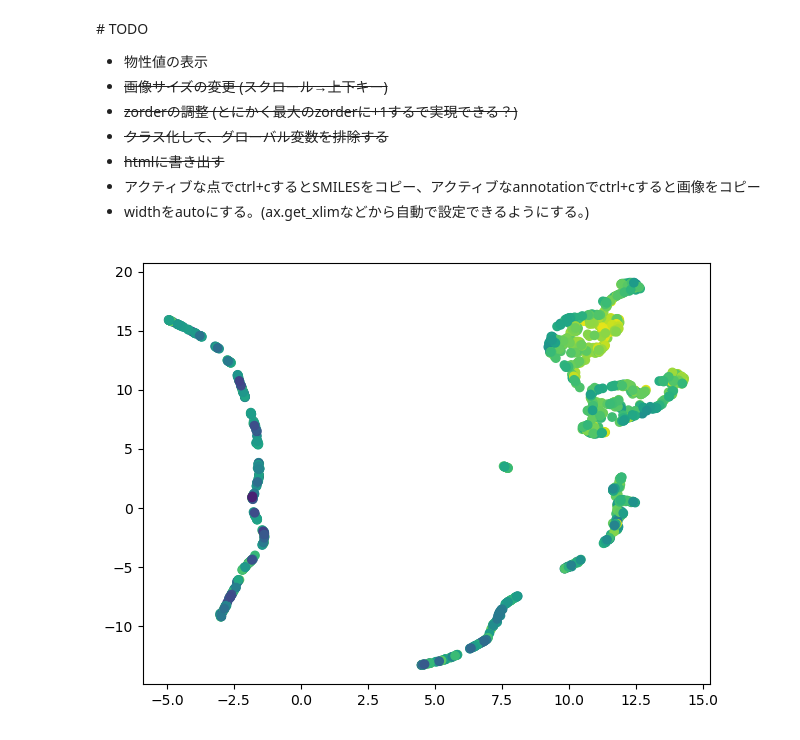
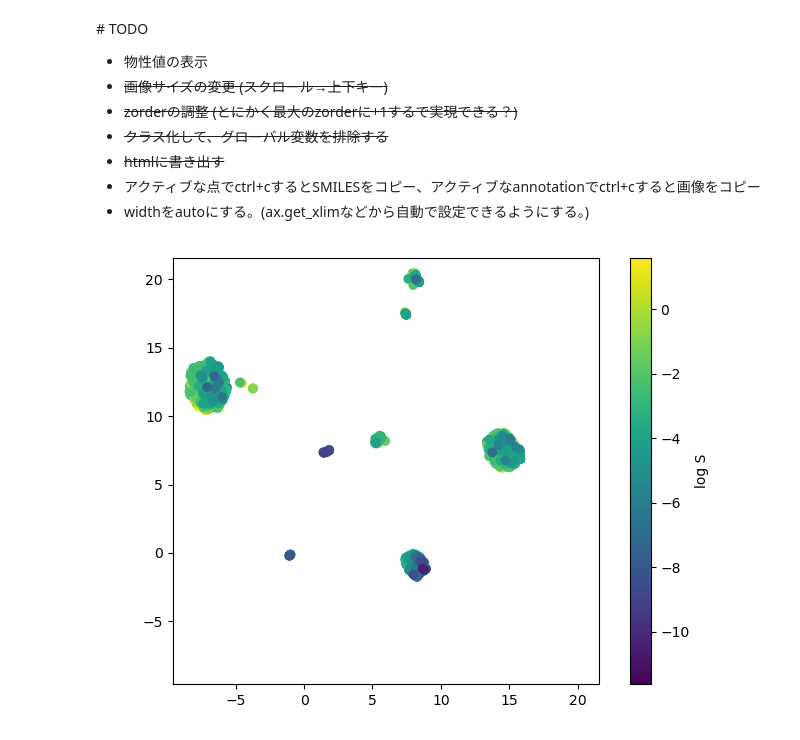
Before and after one commit to yu9824/chemical-viewer, a Jupyter notebook: matplotlib-interactive-tutorial.ipynb, the cells around one changed output. Saved outputs shown, nothing was run; the diff lists cells and outputs as text; code cells hidden in the pictures.

Commit message:
with annotation

```diff
--- a/matplotlib-interactive-tutorial.ipynb
+++ b/matplotlib-interactive-tutorial.ipynb
@@ -111,12 +111,12 @@ X = X.loc[:, X.std(axis=0) > 0]
 umap = UMAP(
     n_neighbors=15,
     n_components=2,
-    # metric="mahalanobis",
-    # random_state=334,
-    # metric_kwds=dict(VI=np.linalg.inv(np.cov(X, rowvar=False))),
-    # n_jobs=1,
-    metric="euclidean",
-    n_jobs=-1,
+    metric="mahalanobis",
+    random_state=334,
+    metric_kwds=dict(VI=np.linalg.inv(np.cov(X, rowvar=False))),
+    n_jobs=1,
+    # metric="euclidean",
+    # n_jobs=-1,
 )
 X_umap = umap.fit_transform(X)
 # %% [markdown]
@@ -234,16 +242,16 @@ class InteractiveChemicalViewer:
         self.zorder_max = 3
 
         # hover時に表示するannotation
-        self.imagebox_hover = matplotlib.offsetbox.OffsetImage(
-            np.zeros((2, 2)), zoom=self.scale
-        )  # 適当な画像
-        self.imagebox_hover.image.axes = self.ax
-        # self.imagebox_hover = OffsetImageWithAnnotation(
-        #     np.zeros((2, 2)),
-        #     zoom=self.scale,
-        #     text=None,
-        # )
-        # self.imagebox_hover.axes = self.ax
+        # self.imagebox_hover = matplotlib.offsetbox.OffsetImage(
+        #     np.zeros((2, 2)), zoom=self.scale
+        # )  # 適当な画像
+        # self.imagebox_hover.image.axes = self.ax
+        self.imagebox_hover = OffsetImageWithAnnotation(
+            np.zeros((2, 2)),
+            zoom=self.scale,
+            text=None,
+        )
+        self.imagebox_hover.axes = self.ax
         self.annotation_hover = matplotlib.offsetbox.AnnotationBbox(
             self.imagebox_hover,
             xy=(add(*self.ax.get_xlim()) / 2, add(*self.ax.get_ylim()) / 2),
@@ -270,13 +278,23 @@ class InteractiveChemicalViewer:
         self.fig.tight_layout()
         self.fig.canvas.draw_idle()
 
+    # HACK: molsをOptionalにできるようにしたい。
     def scatter(
-        self, mols: list[Chem.rdchem.Mol], x: ArrayLike, y: ArrayLike, **kwargs
-    ) -> None:
+        self,
+        x: ArrayLike,
+        y: ArrayLike,
+        mols: list[Chem.rdchem.Mol],
+        texts: Optional[list[str]] = None,
+        **kwargs,
+    ) -> matplotlib.collections.PathCollection:
+        if texts is None:
+            texts = [""] * len(mols)
         assert (
-            len(mols) == len(x) == len(y)
+            len(mols) == len(x) == len(y) == len(texts)
         ), "lengths of mols, x, and y must be the same"
+        self.texts = texts
         self.scatter_object = self.ax.scatter(x, y, **kwargs)
+        return self.scatter_object
 
     def hover(
         self,
@@ -314,6 +332,9 @@ class InteractiveChemicalViewer:
                 self.imagebox_hover.set_data(
                     Draw.MolToImage(mols[_index_scatter])
                 )
+                # HACK: テキストを指定できるようにする
+                self.imagebox_hover.set_text(self.texts[_index_scatter])
+
                 # 見えるようにして
                 self.annotation_hover.set_visible(True)
                 # 一番手前にして
@@ -392,16 +413,16 @@ class InteractiveChemicalViewer:
 
                     # HACK: annotationつきのoffsetboxを作成する
                     # _imageboxを作成して
-                    _imagebox = matplotlib.offsetbox.OffsetImage(
-                        Draw.MolToImage(mols[index]), zoom=self.scale
+                    # _imagebox = matplotlib.offsetbox.OffsetImage(
+                    #     Draw.MolToImage(mols[index]), zoom=self.scale
+                    # )
+                    # _imagebox.image.axes = self.ax
+                    _imagebox = OffsetImageWithAnnotation(
+                        Draw.MolToImage(mols[index]),
+                        zoom=self.scale,
+                        text=self.texts[index],  # HACK: テキストを指定できるようにする
                     )
-                    _imagebox.image.axes = self.ax
-                    # _imagebox = OffsetImageWithAnnotation(
-                    #     Draw.MolToImage(mols[index]),
-                    #     zoom=self.scale,
-                    #     text=smiles[index],
-                    # )
-                    # _imagebox.axes = self.axq
+                    _imagebox.axes = self.ax
 
                     # annotationを作成
                     self.zorder_max += 1
@@ -461,42 +482,58 @@ class InteractiveChemicalViewer:
                 contains, _ = _annotation.contains(event)
                 if contains:
                     # 上キー/下キーでoffsetboxを拡大縮小できる
-                    offset_image: matplotlib.offsetbox.OffsetImage = (
+                    # offset_image: matplotlib.offsetbox.OffsetImage = (
+                    #     _annotation.offsetbox
+                    # )
+                    offset_image: OffsetImageWithAnnotation = (
                         _annotation.offsetbox
                     )
-                    # offset_image: OffsetImageWithAnnotation = (
-                    #     _annotation.offsetbox
-                    # )
                     if event.key == "up":
                         offset_image.set_zoom(offset_image.get_zoom() * 1.1)
                     elif event.key == "down":
                         offset_image.set_zoom(offset_image.get_zoom() / 1.1)
                     # 再描画
                     self.fig.canvas.draw_idle()
                     break
             else:
                 for _annotation in self.lst_annotations_visible:
                     offset_image: matplotlib.offsetbox.OffsetImage = (
                         _annotation.offsetbox
                     )
                     if event.key == "up":
                         offset_image.set_zoom(offset_image.get_zoom() * 1.1)
                     elif event.key == "down":
                         offset_image.set_zoom(offset_image.get_zoom() / 1.1)
                     # 再描画
                     self.fig.canvas.draw_idle()
 
     # def on_click_point(self, event: matplotlib.backend_bases.MouseEvent) -> None:
     #     if event.inaxes != self.ax:
     #         return
 
     #     if event.button == 1:
     #         self.add_annotation(event)
 
 
 viewer = InteractiveChemicalViewer(width=1)
-viewer.scatter(mols, X_umap[:, 0], X_umap[:, 1], c=df["logS"].astype(float))
+mappable = viewer.scatter(
+    x=X_umap[:, 0],
+    y=X_umap[:, 1],
+    mols=mols,
+    # texts=[f"{i}\n{_smi}" for i, _smi in enumerate(smiles)],
+    texts="logS: " + df["logS"].astype(str),
+    c=df["logS"].astype(float),
+)
+
+_xlim = viewer.ax.get_xlim()
+_ylim = viewer.ax.get_ylim()
+_lim = min(min(_xlim), min(_ylim)), max(max(_xlim), max(_ylim))
+viewer.ax.set_xlim(_lim)
+viewer.ax.set_ylim(_lim)
+viewer.ax.set_aspect("equal")
+viewer.fig.colorbar(mappable, ax=viewer.ax, label="log S")
+viewer.fig.tight_layout()
 # viewer.scatter(mols, X_umap[:, 0], X_umap[:, 1])
 # plt.show()
 # %% [output]
-[figure, old version]
+[figure, new version]
```
Also changed, not shown: parts of 2 cells of this notebook.
